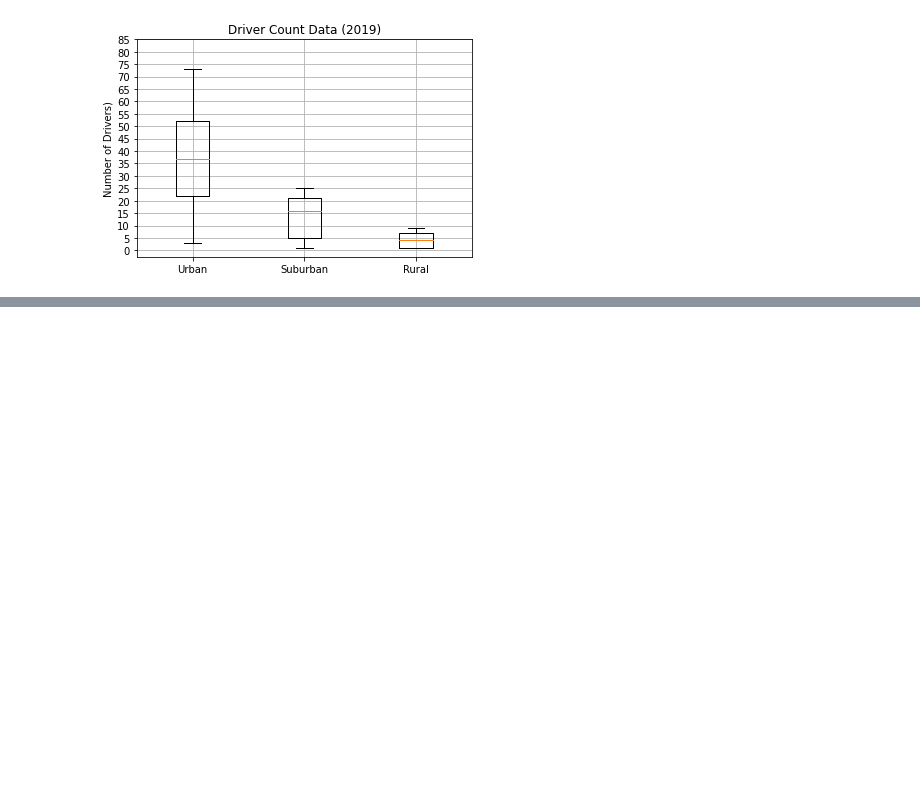
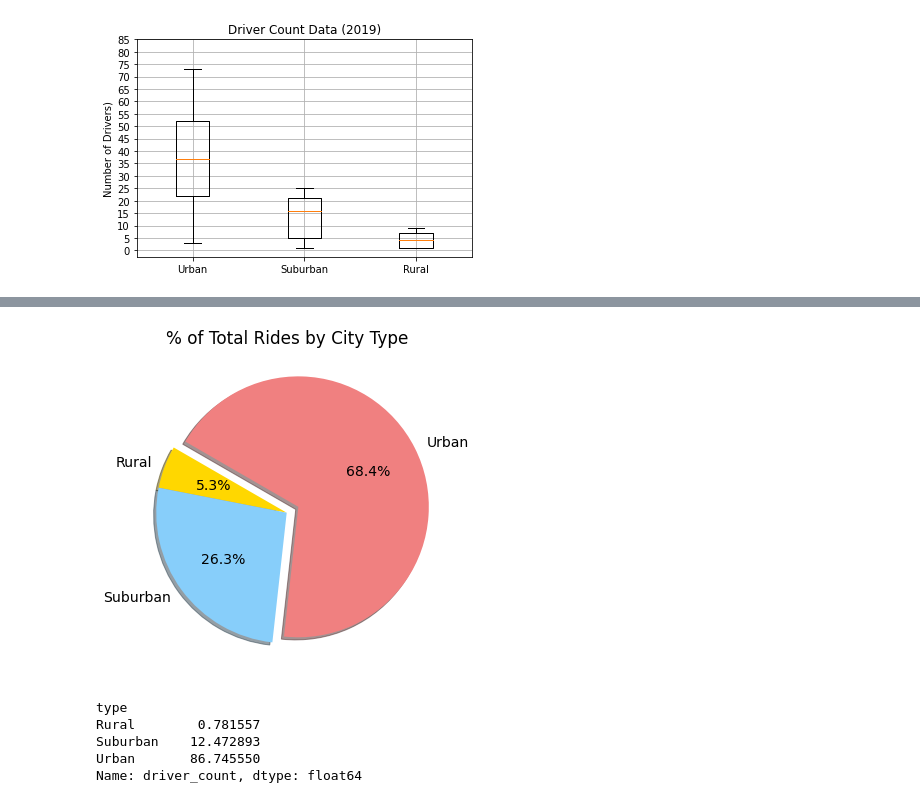
Before and after one commit to Jimena-QM/PyBer_Analysis, a Jupyter notebook: PyBer.ipynb, the cells around one changed output, grey strips where cells are left out. Cells and saved outputs as stored; diff of their text form; code cells hidden in the pictures; blank space fills up the shorter version.

```diff
--- a/PyBer.ipynb
+++ b/PyBer.ipynb
@@ -474,0 +541,23 @@ plt.show()
+# %%
+# % of Rides by city type Pie Chart
+plt.subplots(figsize=(10,6))
+plt.pie(rides_percents, labels=labels_type , colors=colors, explode = explode_2, autopct='%1.1f%%', shadow=True, startangle=150)
+plt.title('% of Total Rides by City Type')
+# Change defoult font size from 10 to 14 using mpl
+mpl.rcParams['font.size'] = 14
+#Save figure
+plt.savefig('analysis/Fig6.png')
+plt.show()
+# %% [output]
+[figure, added]
+# %%
+# % of drivers by City Type
+drivers_percents = 100 * pyber_data_df.groupby(['type']).sum()['driver_count'] / pyber_data_df['driver_count'].sum()
+explode_3 =[0,0,0.1]
+drivers_percents
+# %% [output]
+type
+Rural        0.781557
+Suburban    12.472893
+Urban       86.745550
+Name: driver_count, dtype: float64
```
Also changed, not shown: parts of 9 cells of this notebook, 3 other files.
